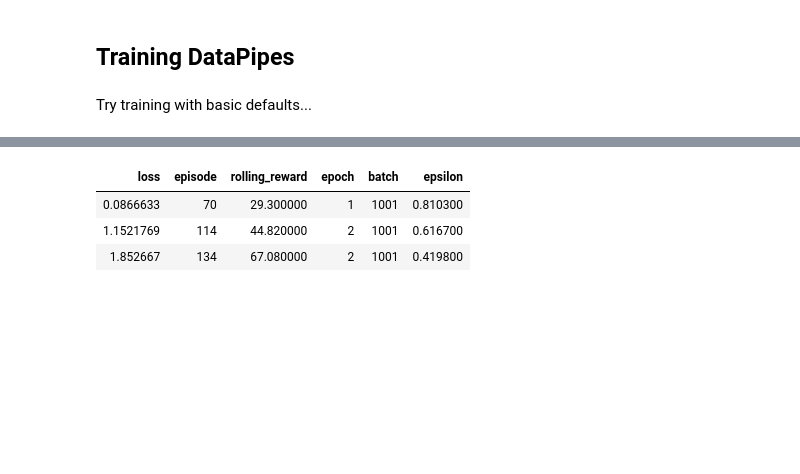
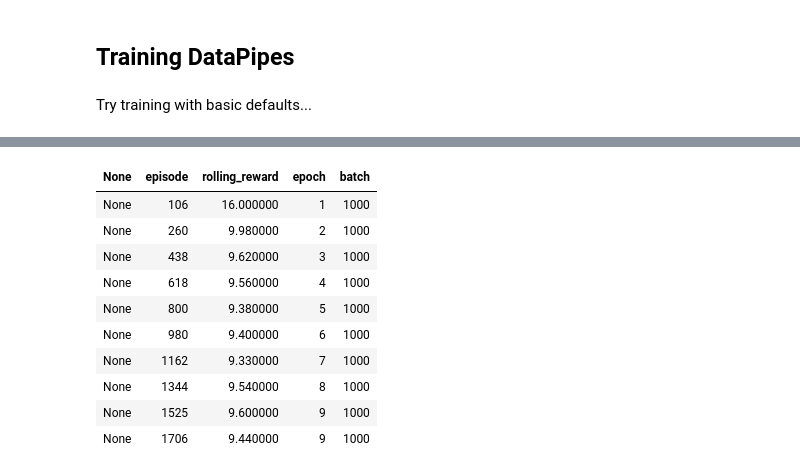
Before and after one commit to josiahls/fastrl, a Jupyter notebook: nbs/07_Agents/01_Discrete/12h_agents.dqn.target.ipynb, the cells around one changed output, grey strips where cells are left out. Drawn from its saved outputs; the diff is of its cells as text; code cells hidden in the pictures; blank space fills up the shorter version.

```diff
--- a/nbs/07_Agents/01_Discrete/12h_agents.dqn.target.ipynb
+++ b/nbs/07_Agents/01_Discrete/12h_agents.dqn.target.ipynb
@@ -105,10 +65,10 @@ class TargetModelUpdater(dp.iter.IterDataPipe):
 class TargetModelQCalc(dp.iter.IterDataPipe):
     def __init__(self,source_datapipe=None):
         self.source_datapipe = source_datapipe
-        if source_datapipe is not None: self.learner = find_dp(traverse(self),LearnerBase)
+        if source_datapipe is not None: self.learner = find_dp(traverse_dps(self),LearnerBase)
 
     def reset(self):
-        self.learner = find_dp(traverse(self),LearnerBase)
+        self.learner = find_dp(traverse_dps(self),LearnerBase)
 
     def __iter__(self):
         for batch in self.source_datapipe:
@@ -118,15 +78,3 @@ class TargetModelQCalc(dp.iter.IterDataPipe):
             self.learner.next_q = self.learner.next_q.max(dim=1).values.reshape(-1,1)
             self.learner.next_q[self.learner.done_mask] = 0
             yield batch
-
-    @classmethod
-    def replace_dp(cls,old_dp=QCalc) -> Callable[[DataPipe],DataPipe]:
-        def _replace_dp(pipe):
-            old_dp_instance = find_dp(traverse(pipe),old_dp)
-            v = replace_dp(
-                traverse(pipe),
-                old_dp_instance,
-                cls(old_dp_instance.source_datapipe)
-            )
-            return list(v.values())[0][0]
-        return _replace_dp
@@ -170,34 +168,68 @@ The DQN learners, but I wonder if we can get it to learn faster...
 # %%
 #|eval:false
 # Setup Loggers
-logger_base = ProgressBarLogger(epoch_on_pipe=EpocherCollector,
-                 batch_on_pipe=BatchCollector)
-
-# Setup up the core NN
+logger_base = ProgressBarLogger(
+    epoch_on_pipe=EpocherCollector,
+    batch_on_pipe=BatchCollector
+)
+# Setup up the core NNa
 torch.manual_seed(0)
 model = DQN(4,2)
 # Setup the Agent
-agent = DQNAgent(model,[logger_base],max_steps=10000)
+agent = DQNAgent(model,[logger_base],max_steps=4000)
 # Setup the DataBlock
-block = DataBlock(
-    GymTransformBlock(agent=agent,nsteps=2,nskips=2,firstlast=True), # We basically merge 2 steps into 1 and skip.
-    (GymTransformBlock(agent=agent,nsteps=2,nskips=2,firstlast=True,n=100,include_images=True),VSCodeTransformBlock())
+train_pipe = GymDataPipe(
+    ['CartPole-v1']*1,
+    agent=agent,
+    nsteps=2,
+    nskips=2,
+    firstlast=True,
+    bs=1,
+    as_dataloader=True
 )
-dls = L(block.dataloaders(['CartPole-v1']*1))
+valid_pipe = GymDataPipe(
+    ['CartPole-v1']*1,
+    agent=agent,
+    nsteps=2,
+    nskips=2,
+    firstlast=True,
+    bs=1,
+    n=100,
+    include_images=True
+)
+valid_pipe = VSCodePipeline(valid_pipe)
+valid_pipe = DataLoader2(
+    datapipe=valid_pipe,
+    reading_service=MultiProcessingReadingService(
+        num_workers = 0
+    )
+)
+
 # Setup the Learner
-learner = DQNLearner(model,dls,logger_bases=[logger_base],bs=128,max_sz=20_000,nsteps=2,lr=0.001,
-                     batches=1000,
-                    dp_augmentation_fns=[
-                        TargetModelUpdater.insert_dp(),
-                        TargetModelQCalc.replace_dp()
-                    ])
-learner.fit(3)
-# learner.fit(10)
+learner = DQNTargetLearner(
+    model,
+    (train_pipe,valid_pipe),
+    logger_bases=[logger_base],
+    bs=128,
+    max_sz=100_000,
+    nsteps=2,
+    lr=0.001,
+    batches=1000
+)
+# learner.fit(3)
+learner.fit(10)
 # %% [output]
-| loss | episode | rolling_reward | epoch | batch | epsilon |
-| 0.0866633 | 70 | 29.300000 | 1 | 1001 | 0.810300 |
-| 1.1521769 | 114 | 44.820000 | 2 | 1001 | 0.616700 |
-| 1.852667 | 134 | 67.080000 | 2 | 1001 | 0.419800 |
+| None | episode | rolling_reward | epoch | batch |
+| None | 106 | 16.000000 | 1 | 1000 |
+| None | 260 | 9.980000 | 2 | 1000 |
+| None | 438 | 9.620000 | 3 | 1000 |
+| None | 618 | 9.560000 | 4 | 1000 |
+| None | 800 | 9.380000 | 5 | 1000 |
+| None | 980 | 9.400000 | 6 | 1000 |
+| None | 1162 | 9.330000 | 7 | 1000 |
+| None | 1344 | 9.540000 | 8 | 1000 |
+| None | 1525 | 9.600000 | 9 | 1000 |
+| None | 1706 | 9.440000 | 9 | 1000 |
 # %%
 #|hide
 #|eval:false
```
Also changed, not shown: parts of 11 cells of this notebook, 11 other files.
